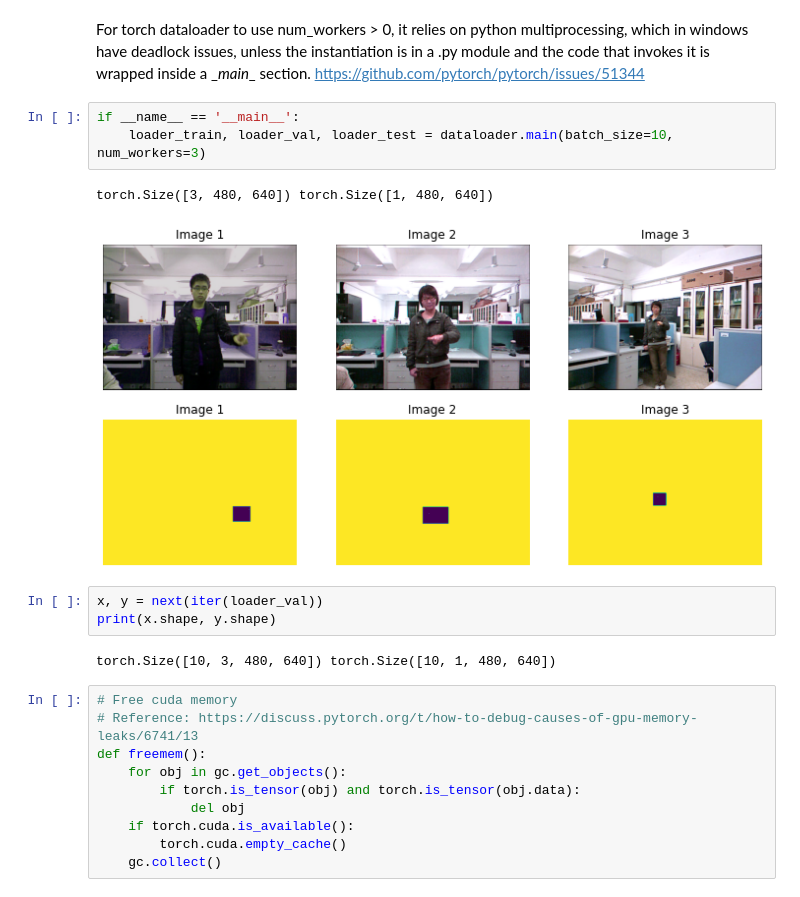
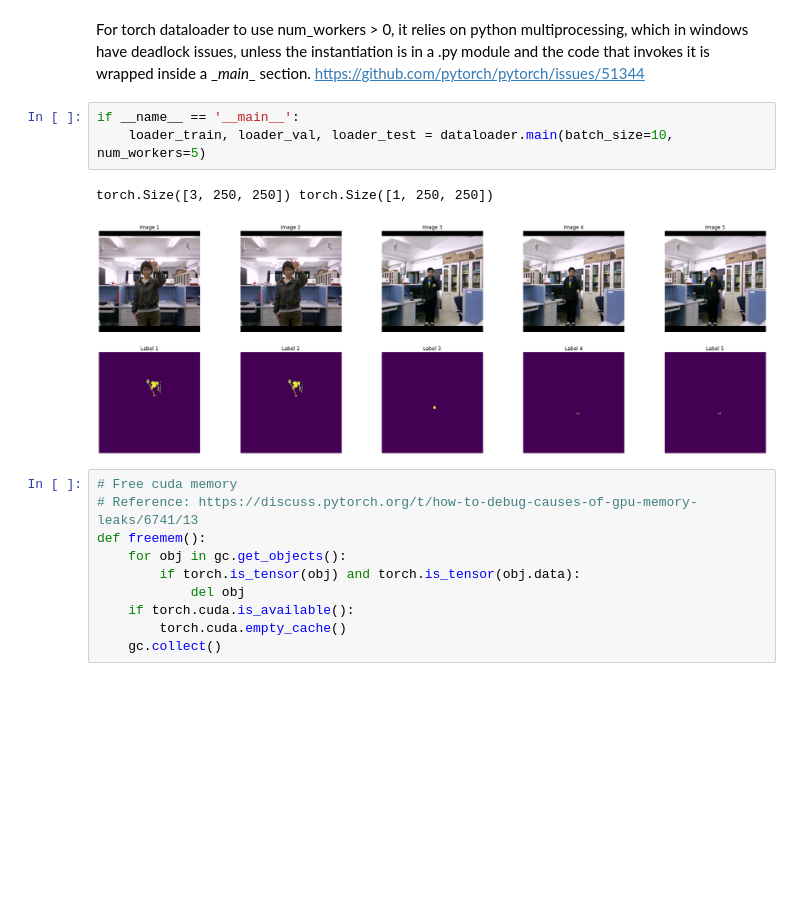
Before and after one commit to WolffRuoff/Fingertip-Finder, a Jupyter notebook: resnet_18_notile_full.ipynb, the cells around one changed output. Drawn from its saved outputs; the diff is of its cells as text; blank space fills up the shorter version.

Commit message:
added hand-mask generation from dep8 and bounding box to dataloader as a new dataset class; added scaling and resizing option to dataloader

```diff
--- a/resnet_18_notile_full.ipynb
+++ b/resnet_18_notile_full.ipynb
@@ -151,15 +27,10 @@ For torch dataloader to use num_workers > 0, it relies on python multiprocessing
 https://github.com/pytorch/pytorch/issues/51344
 # %%
 if __name__ == '__main__':
-    loader_train, loader_val, loader_test = dataloader.main(batch_size=10, num_workers=3)
+    loader_train, loader_val, loader_test = dataloader.main(batch_size=10, num_workers=5)
 # %% [output]
-torch.Size([3, 480, 640]) torch.Size([1, 480, 640])
+torch.Size([3, 250, 250]) torch.Size([1, 250, 250])
-[figure, old version]
+[figure, new version]
-# %%
-x, y = next(iter(loader_val))
-print(x.shape, y.shape)
-# %% [output]
-torch.Size([10, 3, 480, 640]) torch.Size([10, 1, 480, 640])
 # %%
 # Free cuda memory
 # Reference: https://discuss.pytorch.org/t/how-to-debug-causes-of-gpu-memory-leaks/6741/13
```
Also changed, not shown: parts of 12 cells of this notebook, 2 other files.
